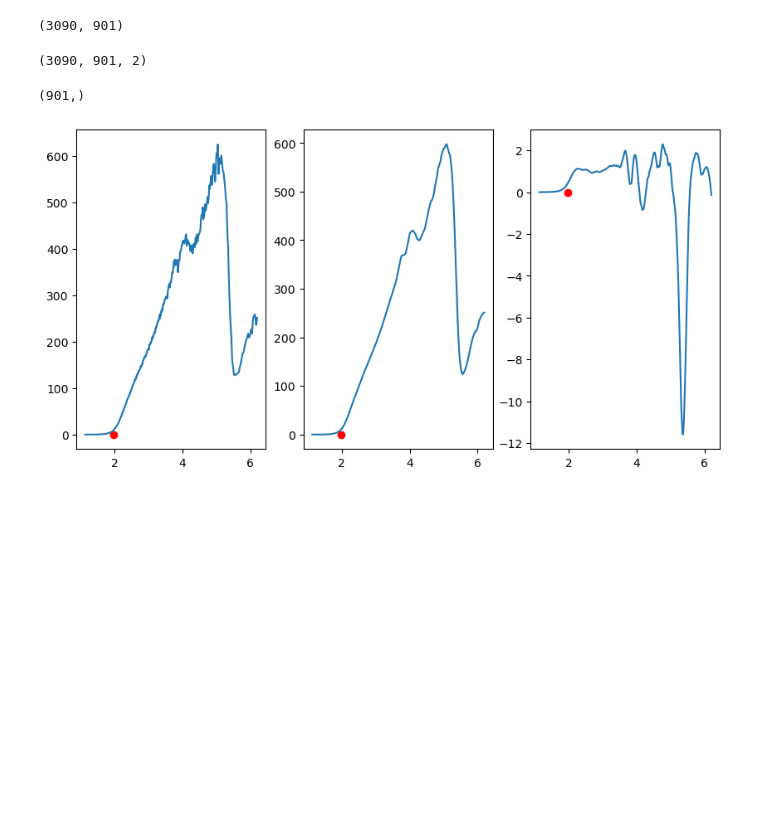
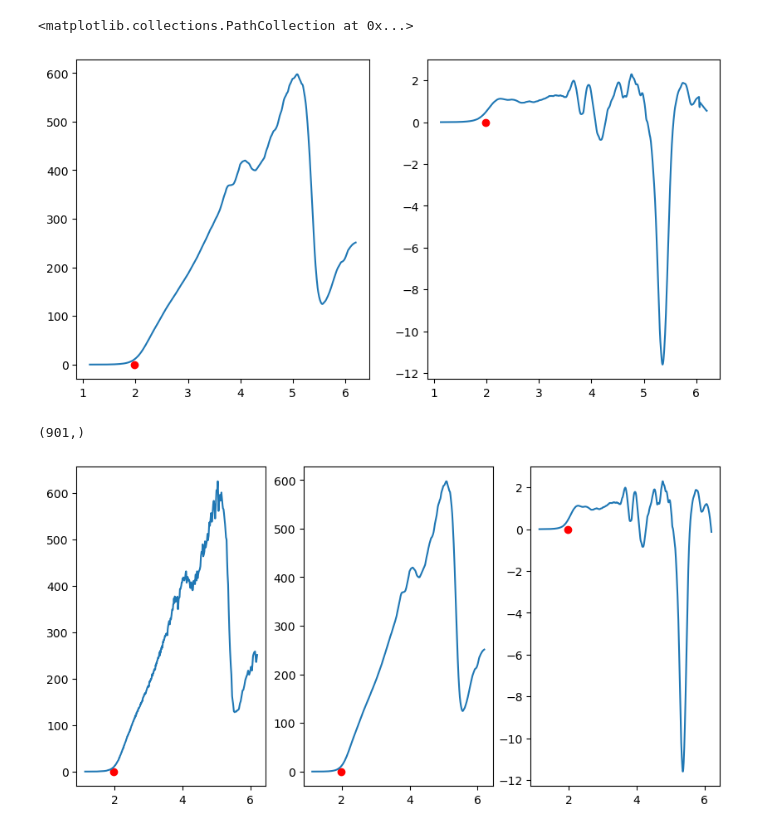
Before and after one commit to WilhelmBuitrago/BandGap-Prediction, a Jupyter notebook: code/CNN_Regretion.ipynb, the cells around one changed output. Saved outputs shown, nothing was run; the diff lists cells and outputs as text; code cells hidden in the pictures; blank space fills up the shorter version.

```diff
--- a/code/CNN_Regretion.ipynb
+++ b/code/CNN_Regretion.ipynb
@@ -13,20 +13,24 @@ x = np.linspace(data_orig[0][0].min(),data_orig[0][0].max(),901)
 temp = np.zeros((data_orig.shape[0],901))
 for i in range(data_orig.shape[0]):
     temp[i,:] = np.interp(x,data_orig[i][0][:],data_orig[i][1][:])
-# %%
-temp.shape
-# %% [output]
-(3090, 901)
 # %%
 # Creacion de arreglos matriciales 30x30 2 channels
 data = np.zeros((temp.shape[0],temp.shape[1],2))
 for i in range(data.shape[0]):
-    data[i,:,0] = temp[i,:]
-    data[i,:,1] = np.gradient(np.convolve(temp[i], np.ones(5)/5, mode='same'))
+    data[i,:,0] = savgol_filter(temp[i,:], window_length=50, polyorder=2)
+    data[i,:,1] = np.gradient(savgol_filter(data[i,:,0], window_length=50, polyorder=2))
-# %%
-data.shape
-# %% [output]
-(3090, 901, 2)
+# %%
+ID = 231
+fig, axs = plt.subplots(1,2, figsize=(10,5))
+
+axs[0].plot(x, data[ID,:,0] )
+axs[0].scatter(target[ID],0, color='red')
+
+axs[1].plot(x, data[ID,:,1] )
+axs[1].scatter(target[ID],0, color='red')
+# %% [output]
+<matplotlib.collections.PathCollection at 0x...>
+[figure, added]
 # %%
 x_smoothed = np.convolve(data[0,:,0], np.ones(5)/5, mode='same')
 # %%
```
